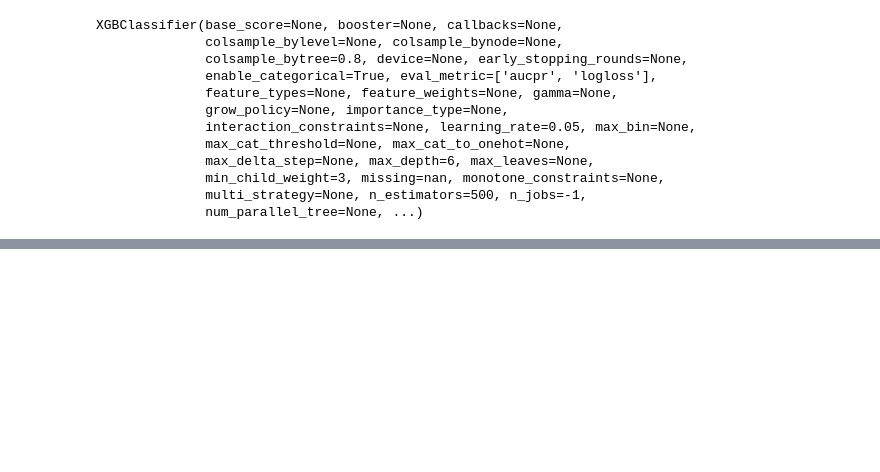
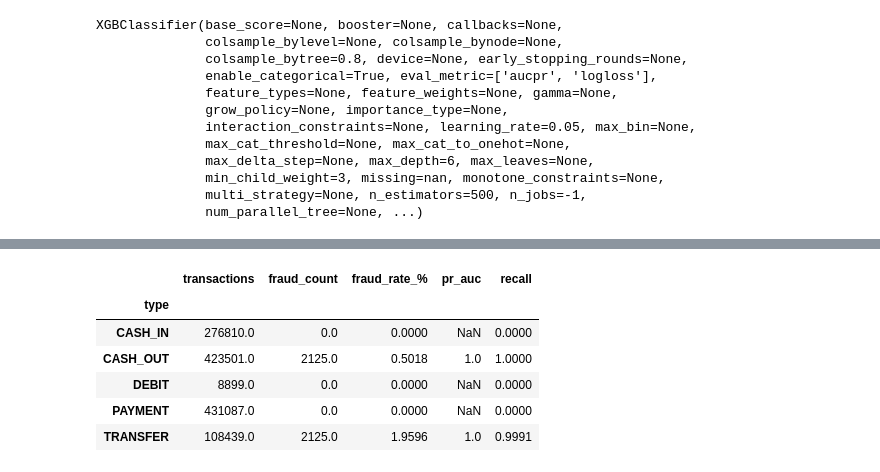
Before and after one commit to Abhishek4209/AI-Financial-Risk-Intelligence-Platform-using-Graph-RAG-Multi-Agent-LLM, a Jupyter notebook: notebooks/Fraud/PaySim_fraud_model.ipynb, the cells around one changed output, grey strips where cells are left out. Saved outputs shown, nothing was run; the diff lists cells and outputs as text; code cells hidden in the pictures; blank space fills up the shorter version.

Commit message:
models

```diff
--- a/notebooks/Fraud/PaySim_fraud_model.ipynb
+++ b/notebooks/Fraud/PaySim_fraud_model.ipynb
@@ -510,0 +512,3 @@ NameError: name 'thresholds' is not defined
+# %%
+# Important: create probabilities before threshold logic
+test_probabilities = fraud_model.predict_proba(X_test)[:, 1]
@@ -554,0 +580,30 @@ plt.show()
+# %%
+# Validation by transaction type and model artifact export
+test_results = df.loc[test_mask, ["type", "isFraud"]].copy()
+test_results["probability"] = test_probabilities
+test_results["prediction"] = selected_predictions
+
+type_validation = (
+    test_results.groupby("type", dropna=False)
+    .apply(
+        lambda group: pd.Series({
+            "transactions": len(group),
+            "fraud_count": int(group["isFraud"].sum()),
+            "fraud_rate_%": group["isFraud"].mean() * 100,
+            "pr_auc": average_precision_score(group["isFraud"], group["probability"])
+                if group["isFraud"].nunique() > 1 else np.nan,
+            "recall": recall_score(group["isFraud"], group["prediction"], zero_division=0),
+        })
+    )
+    .round(4)
+)
+
+display(type_validation)
+# %% [output]
+|  | transactions | fraud_count | fraud_rate_% | pr_auc | recall |
+| type |  |  |  |  |  |
+| CASH_IN | 276810.0 | 0.0 | 0.0000 | NaN | 0.0000 |
+| CASH_OUT | 423501.0 | 2125.0 | 0.5018 | 1.0 | 1.0000 |
+| DEBIT | 8899.0 | 0.0 | 0.0000 | NaN | 0.0000 |
+| PAYMENT | 431087.0 | 0.0 | 0.0000 | NaN | 0.0000 |
+| TRANSFER | 108439.0 | 2125.0 | 1.9596 | 1.0 | 0.9991 |
```
Also changed, not shown: parts of 15 cells of this notebook, 3 other files.
